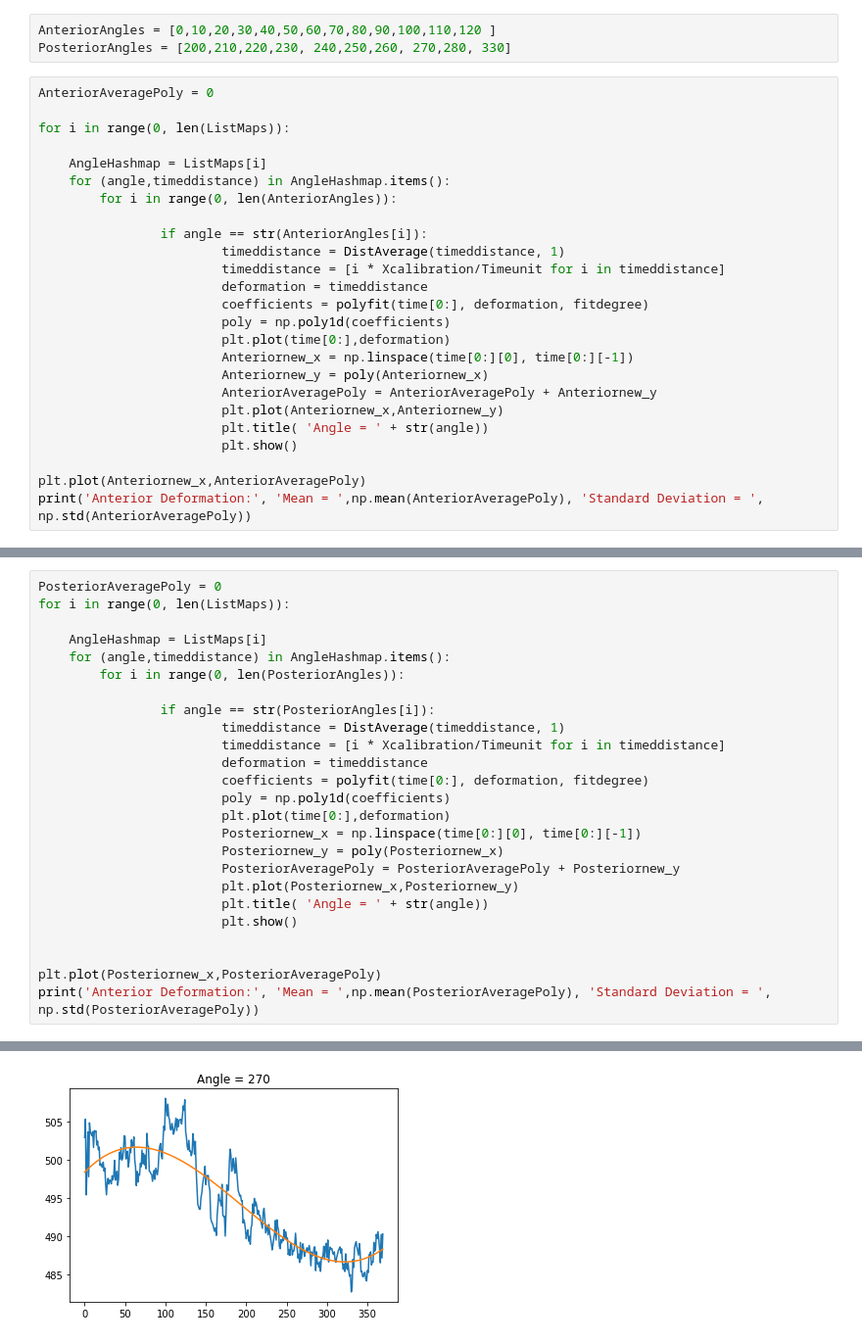
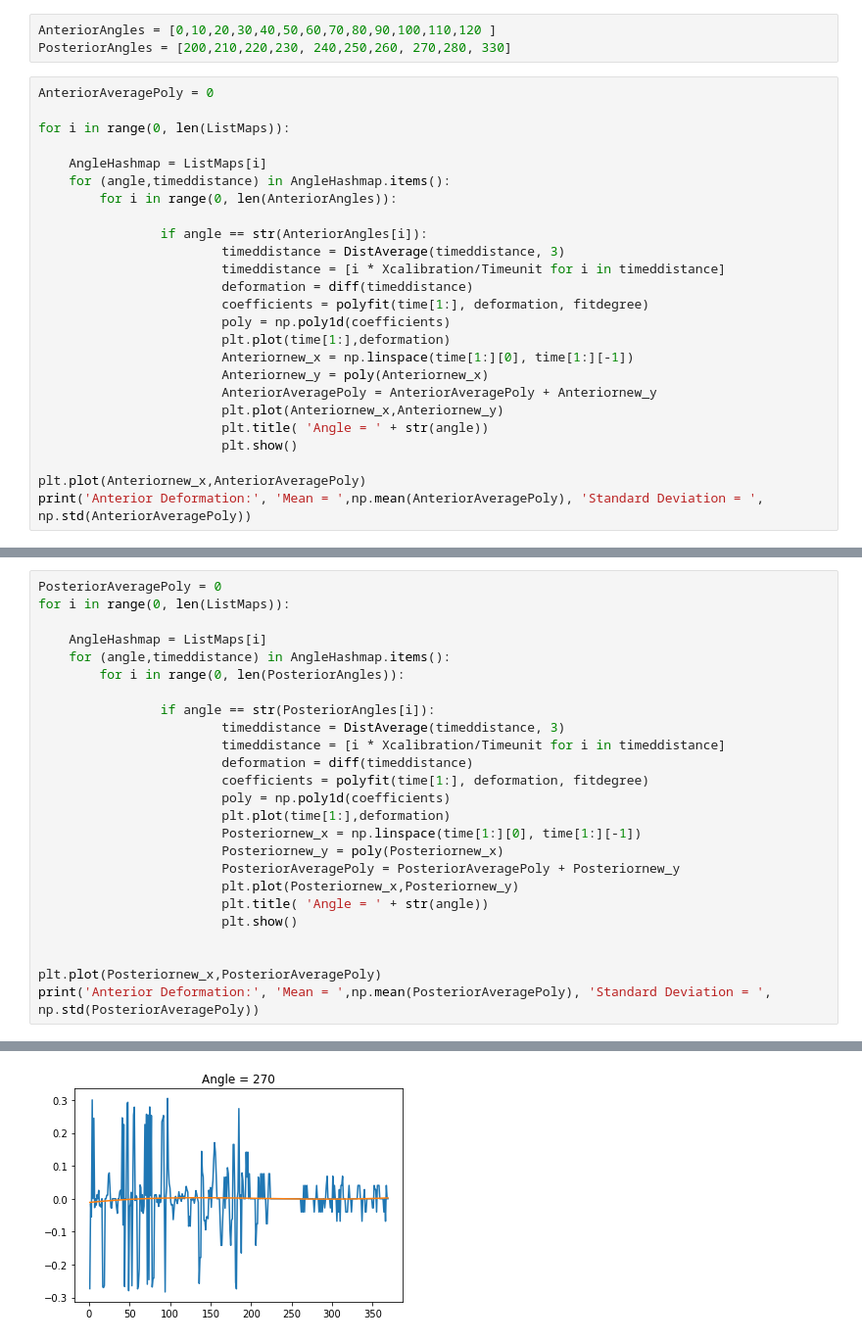
Before and after one commit to kapoorlab/BioPython, a Jupyter notebook: DarineKymoAnalyis/TthetaSURFF.ipynb, the cells around one changed output, grey strips where cells are left out. Shown at 98% size. Drawn from its saved outputs; the diff is of its cells as text.

```diff
--- a/DarineKymoAnalyis/TthetaSURFF.ipynb
+++ b/DarineKymoAnalyis/TthetaSURFF.ipynb
@@ -41,13 +42,13 @@ for i in range(0, len(ListMaps)):
         for i in range(0, len(AnteriorAngles)):
 
                 if angle == str(AnteriorAngles[i]):
-                        timeddistance = DistAverage(timeddistance, 1)
+                        timeddistance = DistAverage(timeddistance, 3)
                         timeddistance = [i * Xcalibration/Timeunit for i in timeddistance]
-                        deformation = timeddistance
-                        coefficients = polyfit(time[0:], deformation, fitdegree)
+                        deformation = diff(timeddistance)
+                        coefficients = polyfit(time[1:], deformation, fitdegree)
                         poly = np.poly1d(coefficients)
-                        plt.plot(time[0:],deformation)
-                        Anteriornew_x = np.linspace(time[0:][0], time[0:][-1])
+                        plt.plot(time[1:],deformation)
+                        Anteriornew_x = np.linspace(time[1:][0], time[1:][-1])
                         Anteriornew_y = poly(Anteriornew_x)
                         AnteriorAveragePoly = AnteriorAveragePoly + Anteriornew_y
                         plt.plot(Anteriornew_x,Anteriornew_y)
@@ -73,13 +74,13 @@ for i in range(0, len(ListMaps)):
         for i in range(0, len(PosteriorAngles)):
 
                 if angle == str(PosteriorAngles[i]):
-                        timeddistance = DistAverage(timeddistance, 1)
+                        timeddistance = DistAverage(timeddistance, 3)
                         timeddistance = [i * Xcalibration/Timeunit for i in timeddistance]
-                        deformation = timeddistance
-                        coefficients = polyfit(time[0:], deformation, fitdegree)
+                        deformation = diff(timeddistance)
+                        coefficients = polyfit(time[1:], deformation, fitdegree)
                         poly = np.poly1d(coefficients)
-                        plt.plot(time[0:],deformation)
-                        Posteriornew_x = np.linspace(time[0:][0], time[0:][-1])
+                        plt.plot(time[1:],deformation)
+                        Posteriornew_x = np.linspace(time[1:][0], time[1:][-1])
                         Posteriornew_y = poly(Posteriornew_x)
                         PosteriorAveragePoly = PosteriorAveragePoly + Posteriornew_y
                         plt.plot(Posteriornew_x,Posteriornew_y)
@@ -95 +96 @@ print('Anterior Deformation:', 'Mean = ',np.mean(PosteriorAveragePoly), 'Standar
-[figure, old version]
+[figure, new version]
```
Also changed, not shown: parts of 4 cells of this notebook, 1 other file.
